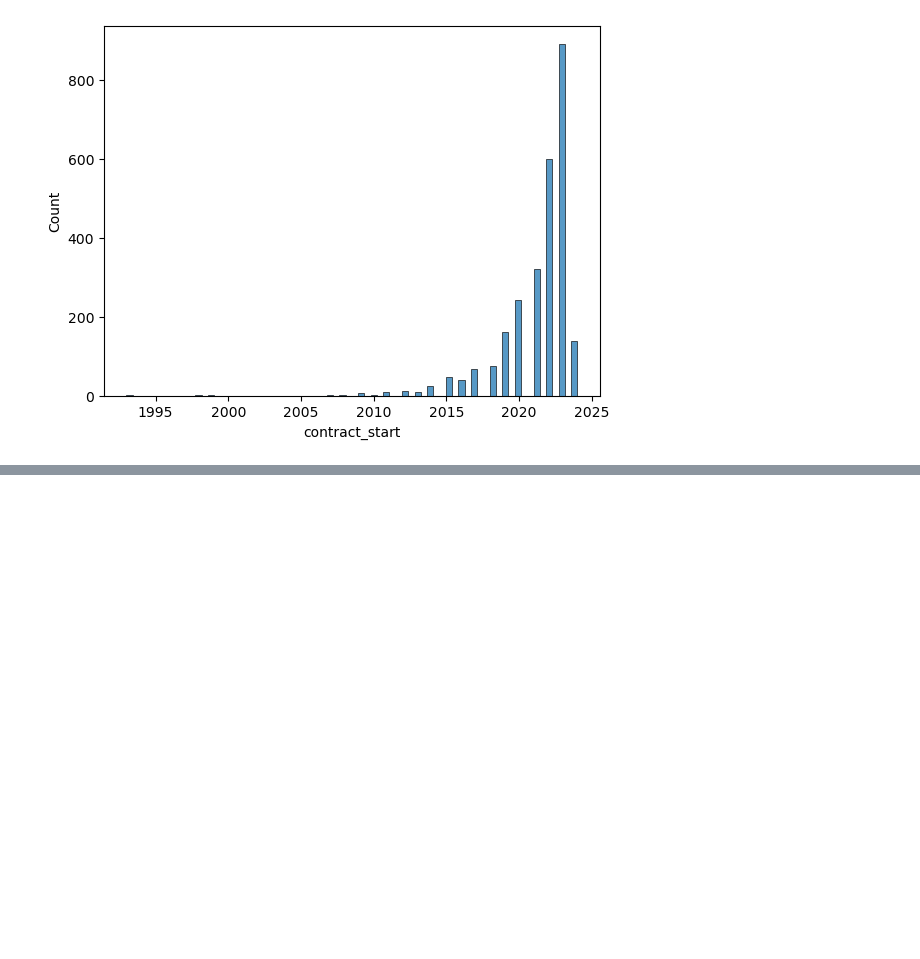
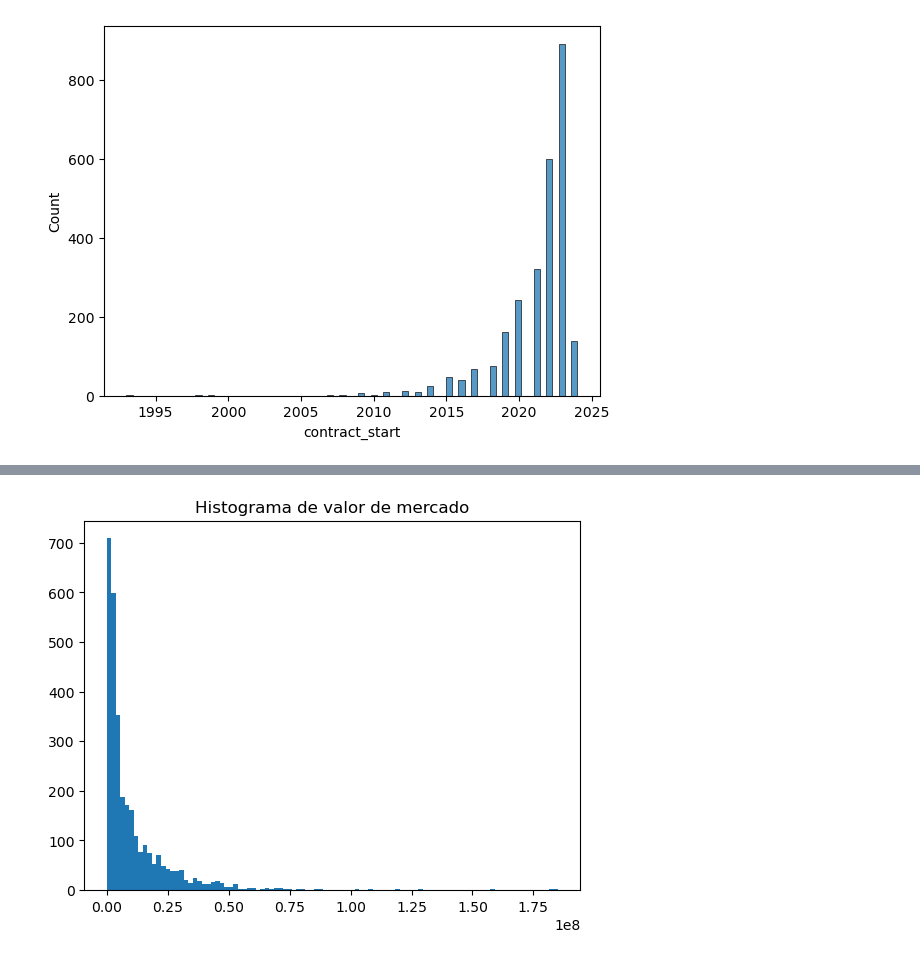
Before and after one commit to javierlara47/TFG, a Jupyter notebook: notebooks/machine_learning.ipynb, the cells around one changed output, grey strips where cells are left out. Drawn from its saved outputs; the diff is of its cells as text; code cells hidden in the pictures; blank space fills up the shorter version.

```diff
--- a/notebooks/machine_learning.ipynb
+++ b/notebooks/machine_learning.ipynb
@@ -236,0 +283,7 @@ sns.histplot(df[df['contract_start']>0]['contract_start'])
+# %%
+#Histograma con matplotlib
+plt.hist(df['value'], bins=100)
+plt.title('Histograma de valor de mercado')
+plt.show()
+# %% [output]
+[figure, added]
```
Also changed, not shown: parts of 12 cells of this notebook, 1 other file.
